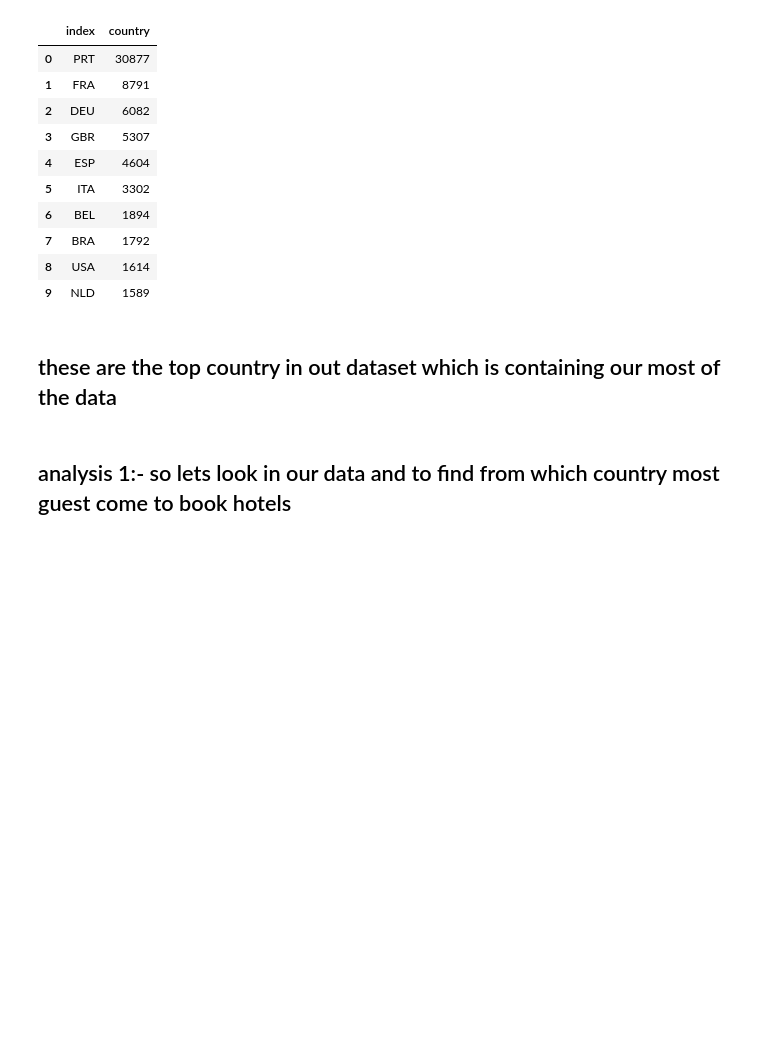
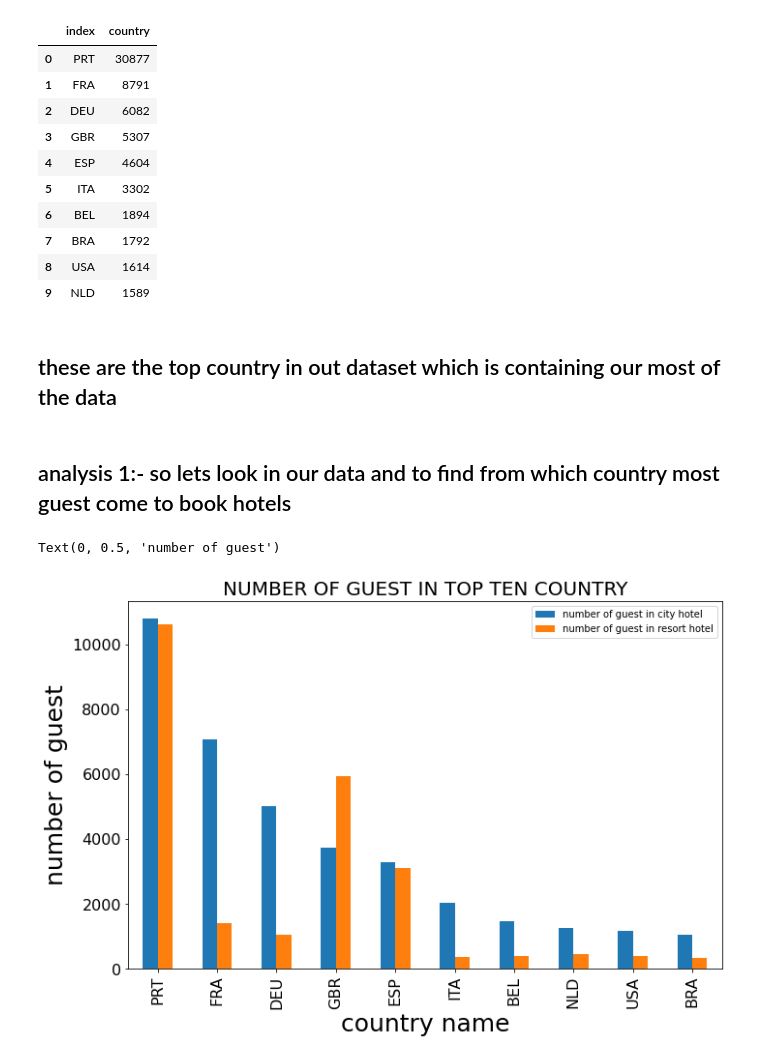
Before and after one commit to rajusuthar/Hotel-booking-Analysis-project, a Jupyter notebook: Hotel_booking_data_analysis_project.ipynb, the cells around one changed output. Cells and saved outputs as stored; diff of their text form; code cells hidden in the pictures; blank space fills up the shorter version.

```diff
--- a/Hotel_booking_data_analysis_project.ipynb
+++ b/Hotel_booking_data_analysis_project.ipynb
@@ -199,0 +211,33 @@ city_hotel_df['country'].value_counts().reset_index().head(10)
+# %%
+#renaming the column name
+city_hotel_guest_count.rename(columns={'index':'country','country':'number of guest in city hotel'},inplace=True)
+# replacing index with country
+city_hotel_guest_count.set_index('country',inplace=True)
+# sorting value by index(country)
+city_hotel_guest_count.sort_index(inplace=True)
+# %%
+# guest who not cancelled the booking
+Not_canceled_top_resort_hotel_df=top_country_resort_hotel_df[top_country_resort_hotel_df['is_canceled']==0]
+# counting the number of guest in each country
+resort_hotel_guest_count=Not_canceled_top_resort_hotel_df['country'].value_counts().reset_index()
+# %%
+#renaming the column name
+resort_hotel_guest_count.rename(columns={'index':'country','country':'number of guest in resort hotel'},inplace=True)
+# replacing index with country
+resort_hotel_guest_count.set_index('country',inplace=True)
+# sorting value by index(country)
+resort_hotel_guest_count.sort_index(inplace=True)
+# %%
+# concanting resort and city hotel
+city_and_resort_hotel_guest_df=pd.concat([city_hotel_guest_count,resort_hotel_guest_count],axis=1)
+#sorting the data set
+city_and_resort_hotel_guest_df.sort_values('number of guest in city hotel',ascending=False,inplace=True)
+# %%
+ax=city_and_resort_hotel_guest_df.plot.bar(figsize=(11,7),fontsize=16)
+# setting title
+ax.set_title('NUMBER OF GUEST IN TOP TEN COUNTRY',fontsize=20)
+ax.set_xlabel('country name',fontsize=25)
+ax.set_ylabel('number of guest',fontsize=25)
+# %% [output]
+Text(0, 0.5, 'number of guest')
+[figure, added]
```
Also changed, not shown: parts of 5 cells of this notebook.
